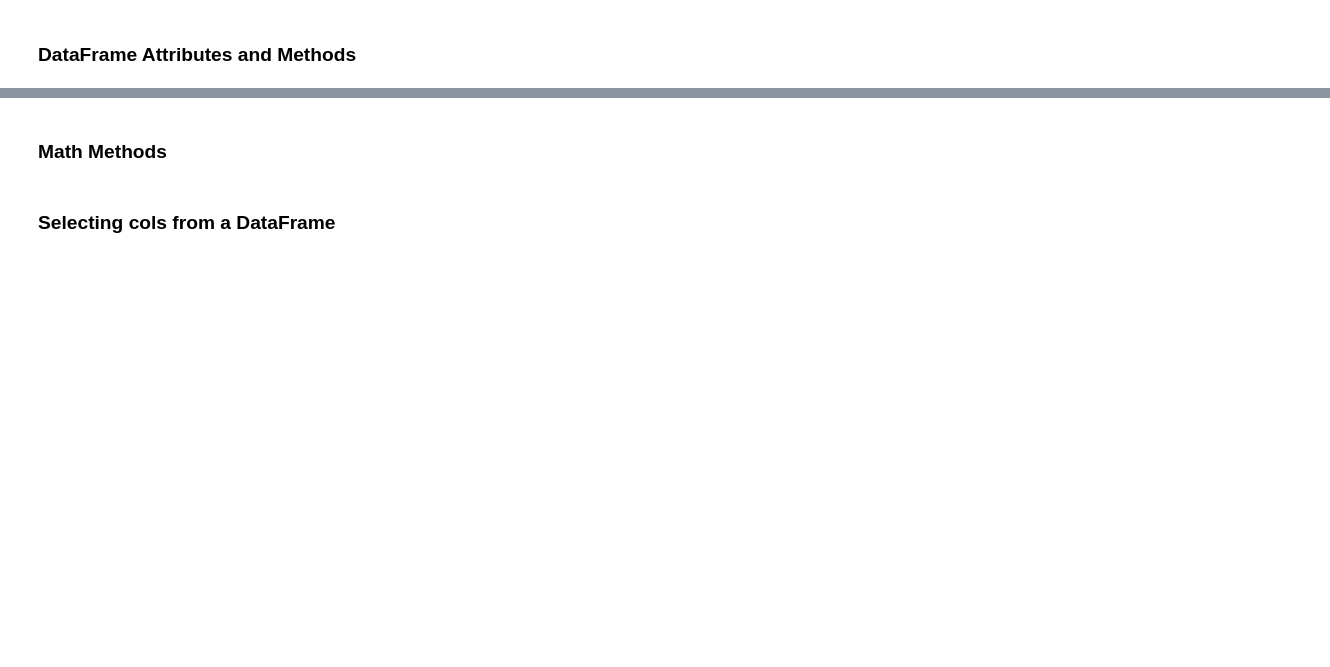
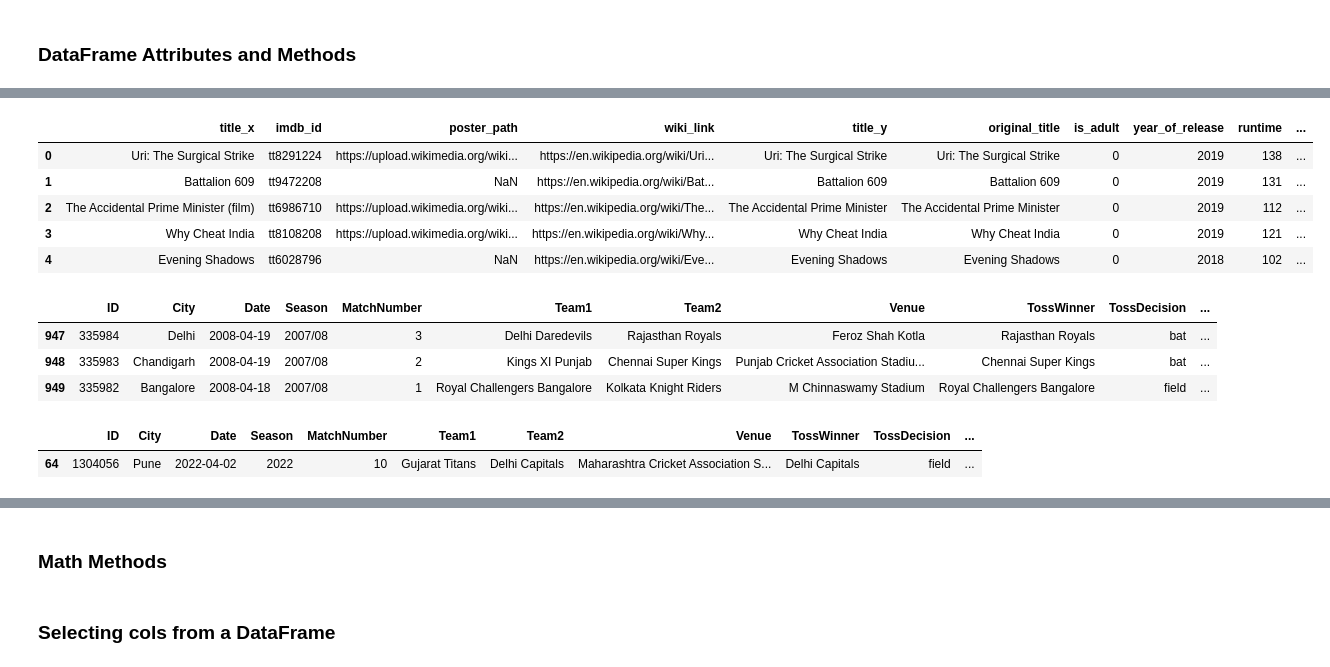
Before and after one commit to rajeshchengannur/Datascience, a Jupyter notebook: session_17_pandas_dataframes.ipynb, the cells around one changed output, grey strips where cells are left out. Cells and saved outputs as stored; diff of their text form; code cells hidden in the pictures; blank space fills up the shorter version.

```diff
--- a/session_17_pandas_dataframes.ipynb
+++ b/session_17_pandas_dataframes.ipynb
@@ -28,3 +36,5 @@ pd.DataFrame(student_data,columns=['iq','marks','package'])
+# %%
+movies=pd.read_csv('movies.csv')
 # %% [markdown]
 ### DataFrame Attributes and Methods
 # %%
@@ -40,6 +107,25 @@ pd.DataFrame(student_data,columns=['iq','marks','package'])
 # %%
 # head and tail
+movies.head()
+# %% [output]
+|  | title_x | imdb_id | poster_path | wiki_link | title_y | original_title | is_adult | year_of_release | runtime | ... |
+| 0 | Uri: The Surgical Strike | tt8291224 | https://upload.wikimedia.org/wiki... | https://en.wikipedia.org/wiki/Uri... | Uri: The Surgical Strike | Uri: The Surgical Strike | 0 | 2019 | 138 | ... |
+| 1 | Battalion 609 | tt9472208 | NaN | https://en.wikipedia.org/wiki/Bat... | Battalion 609 | Battalion 609 | 0 | 2019 | 131 | ... |
+| 2 | The Accidental Prime Minister (film) | tt6986710 | https://upload.wikimedia.org/wiki... | https://en.wikipedia.org/wiki/The... | The Accidental Prime Minister | The Accidental Prime Minister | 0 | 2019 | 112 | ... |
+| 3 | Why Cheat India | tt8108208 | https://upload.wikimedia.org/wiki... | https://en.wikipedia.org/wiki/Why... | Why Cheat India | Why Cheat India | 0 | 2019 | 121 | ... |
+| 4 | Evening Shadows | tt6028796 | NaN | https://en.wikipedia.org/wiki/Eve... | Evening Shadows | Evening Shadows | 0 | 2018 | 102 | ... |
+# %%
+ipl.tail(3)
+# %% [output]
+|  | ID | City | Date | Season | MatchNumber | Team1 | Team2 | Venue | TossWinner | TossDecision | ... |
+| 947 | 335984 | Delhi | 2008-04-19 | 2007/08 | 3 | Delhi Daredevils | Rajasthan Royals | Feroz Shah Kotla | Rajasthan Royals | bat | ... |
+| 948 | 335983 | Chandigarh | 2008-04-19 | 2007/08 | 2 | Kings XI Punjab | Chennai Super Kings | Punjab Cricket Association Stadiu... | Chennai Super Kings | bat | ... |
+| 949 | 335982 | Bangalore | 2008-04-18 | 2007/08 | 1 | Royal Challengers Bangalore | Kolkata Knight Riders | M Chinnaswamy Stadium | Royal Challengers Bangalore | field | ... |
 # %%
-# sample
+# sample (randomly)
+ipl.sample()
+# %% [output]
+|  | ID | City | Date | Season | MatchNumber | Team1 | Team2 | Venue | TossWinner | TossDecision | ... |
+| 64 | 1304056 | Pune | 2022-04-02 | 2022 | 10 | Gujarat Titans | Delhi Capitals | Maharashtra Cricket Association S... | Delhi Capitals | field | ... |
 # %%
 # info
```
Also changed, not shown: parts of 23 cells of this notebook.
